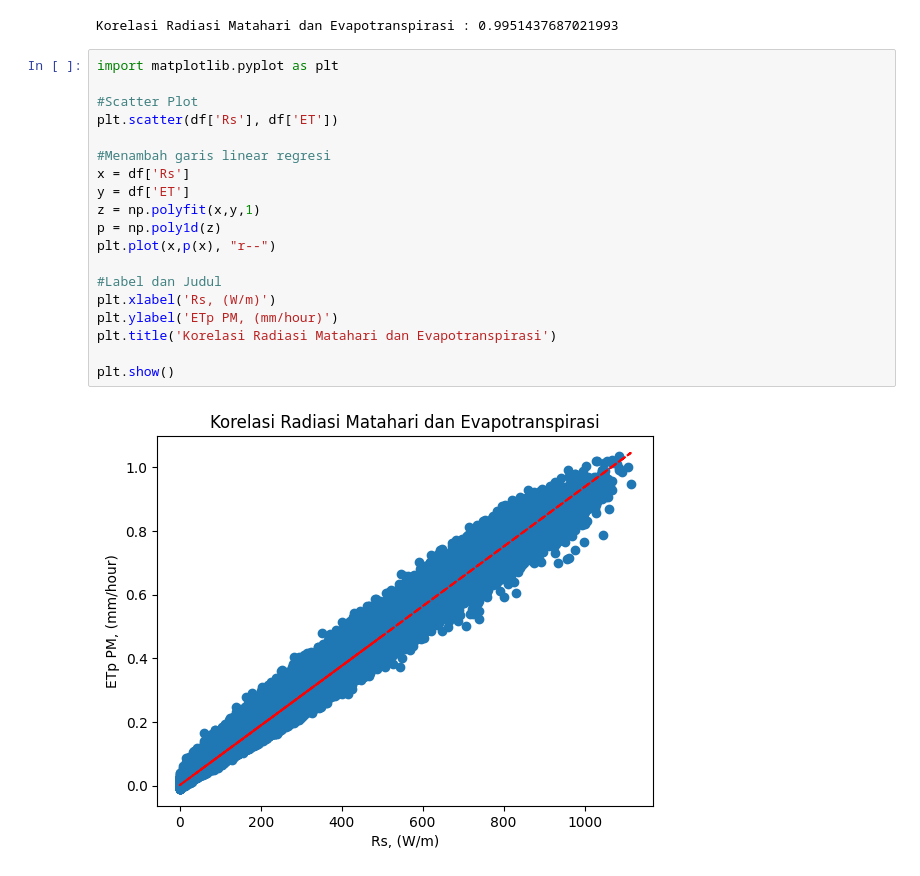
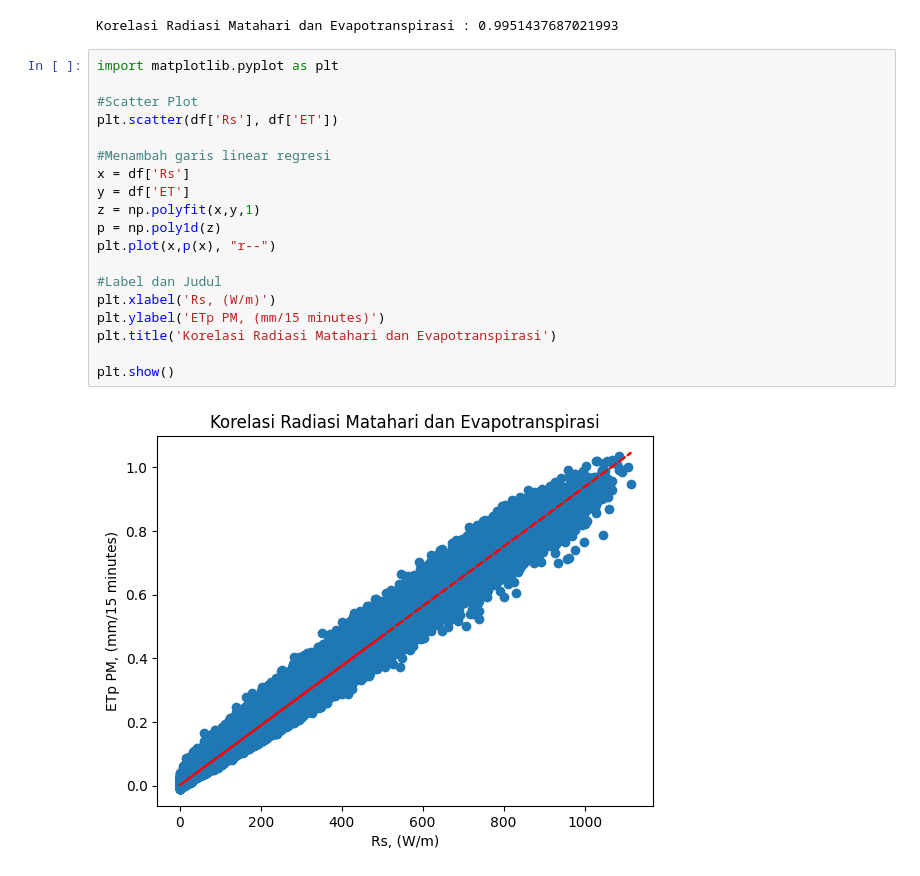
Before and after one commit to Aprilianiput21/TA_Model-ETp, a Jupyter notebook: Correlations_Nawungan.ipynb, the cells around one changed output. Drawn from its saved outputs; the diff is of its cells as text.

```diff
--- a/Correlations_Nawungan.ipynb
+++ b/Correlations_Nawungan.ipynb
@@ -63,24 +63,24 @@ Korelasi Radiasi Matahari dan Evapotranspirasi : 0.9951437687021993
 # %%
 import matplotlib.pyplot as plt
 
 #Scatter Plot
 plt.scatter(df['Rs'], df['ET'])
 
 #Menambah garis linear regresi
 x = df['Rs']
 y = df['ET']
 z = np.polyfit(x,y,1)
 p = np.poly1d(z)
 plt.plot(x,p(x), "r--")
 
 #Label dan Judul
 plt.xlabel('Rs, (W/m)')
-plt.ylabel('ETp PM, (mm/hour)')
+plt.ylabel('ETp PM, (mm/15 minutes)')
 plt.title('Korelasi Radiasi Matahari dan Evapotranspirasi')
 
 plt.show()
 # %% [output]
-[figure, old version]
+[figure, new version]
 # %%
 #Suhu Udara (T) VS ET
 correlation_T = df['T'].corr(df['ET'])
```
Also changed, not shown: parts of 3 cells of this notebook.
